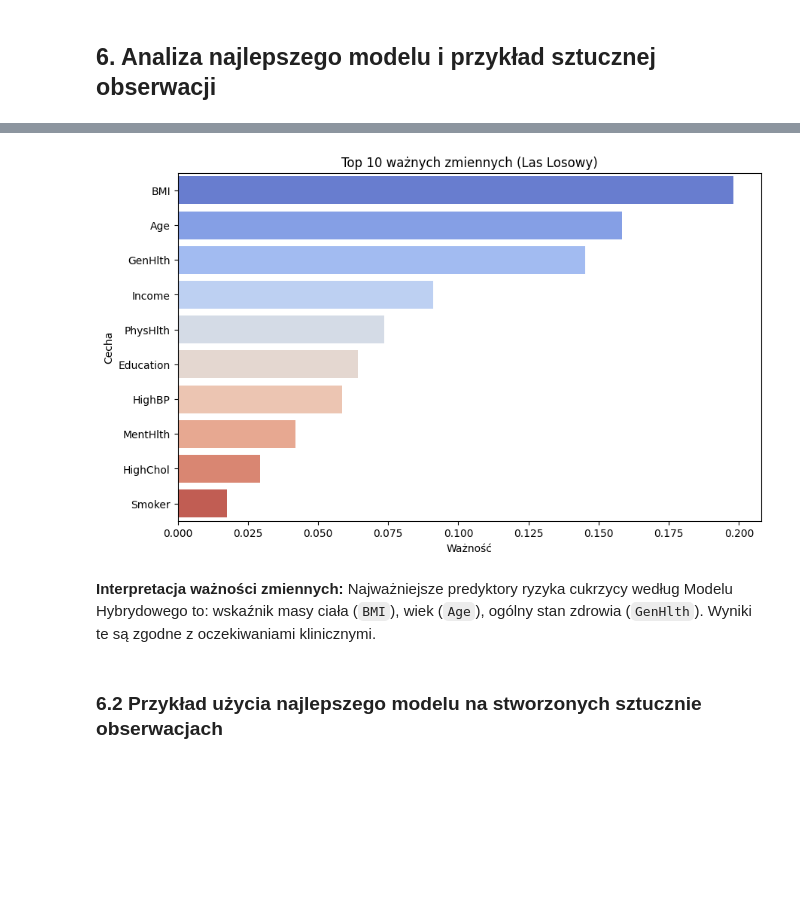
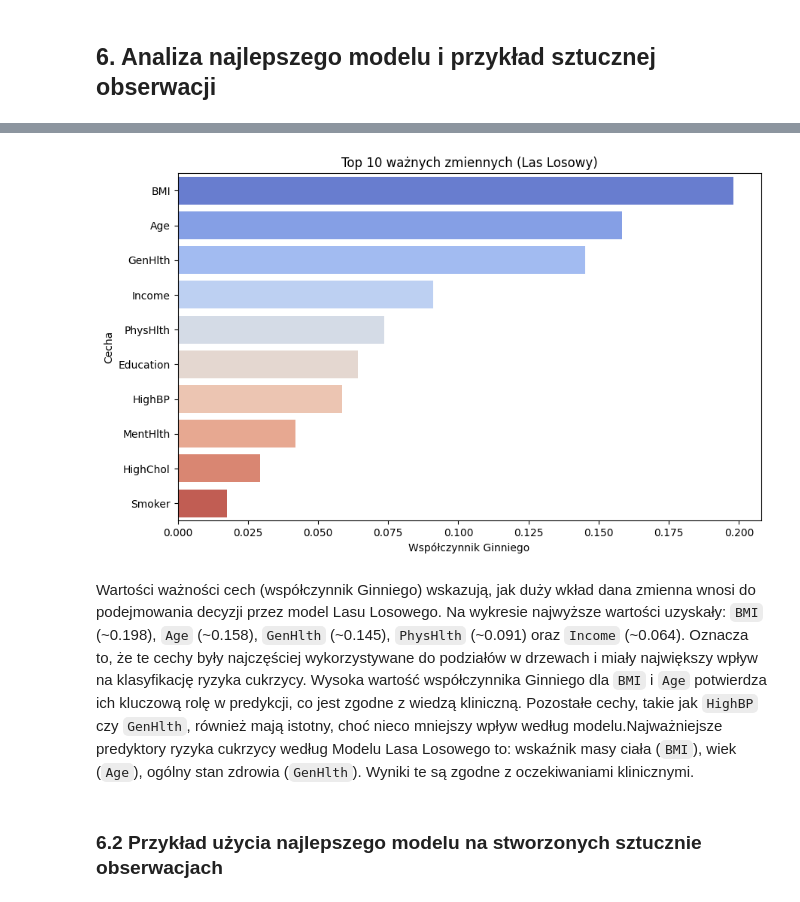
Before and after one commit to kamilPiHub/DiabetesClassification, a Jupyter notebook: KlasyfikacjaRyzykaCukrzycy.ipynb, the cells around one changed output, grey strips where cells are left out. Drawn from its saved outputs; the diff is of its cells as text; code cells hidden in the pictures; blank space fills up the shorter version.

```diff
--- a/KlasyfikacjaRyzykaCukrzycy.ipynb
+++ b/KlasyfikacjaRyzykaCukrzycy.ipynb
@@ -613,15 +608,15 @@ Analiza ważności zmiennych dla modelu Modelu Hybrydowego pozwala zidentyfikowa
 # %%
 importances = model_rf.feature_importances_
-feature_importance_df = pd.DataFrame({'Cecha': X_train_resampled.columns, 'Ważność': importances})
-feature_importance_df = feature_importance_df.sort_values(by='Ważność', ascending=False)
+feature_importance_df = pd.DataFrame({'Cecha': X_train_resampled.columns, 'Współczynnik Ginniego': importances})
+feature_importance_df = feature_importance_df.sort_values(by='Współczynnik Ginniego', ascending=False)
 plt.figure(figsize=(10, 6))
-sns.barplot(x='Ważność', y='Cecha', data=feature_importance_df.head(10), palette='coolwarm')
+sns.barplot(x='Współczynnik Ginniego', y='Cecha', data=feature_importance_df.head(10), palette='coolwarm')
 plt.title('Top 10 ważnych zmiennych (Las Losowy)')
 plt.show()
 # %% [output]
-[figure, old version]
+[figure, new version]
-# %% [markdown]
-**Interpretacja ważności zmiennych:** Najważniejsze predyktory ryzyka cukrzycy według Modelu Hybrydowego to: wskaźnik masy ciała (`BMI`), wiek (`Age`), ogólny stan zdrowia (`GenHlth`). Wyniki te są zgodne z oczekiwaniami klinicznymi.
+# %% [markdown]
+Wartości ważności cech (współczynnik Ginniego) wskazują, jak duży wkład dana zmienna wnosi do podejmowania decyzji przez model Lasu Losowego. Na wykresie najwyższe wartości uzyskały: `BMI` (~0.198), `Age` (~0.158), `GenHlth` (~0.145), `PhysHlth` (~0.091) oraz `Income` (~0.064). Oznacza to, że te cechy były najczęściej wykorzystywane do podziałów w drzewach i miały największy wpływ na klasyfikację ryzyka cukrzycy. Wysoka wartość współczynnika Ginniego dla `BMI` i `Age` potwierdza ich kluczową rolę w predykcji, co jest zgodne z wiedzą kliniczną. Pozostałe cechy, takie jak `HighBP` czy `GenHlth`, również mają istotny, choć nieco mniejszy wpływ według modelu.Najważniejsze predyktory ryzyka cukrzycy według Modelu Lasa Losowego to: wskaźnik masy ciała (`BMI`), wiek (`Age`), ogólny stan zdrowia (`GenHlth`). Wyniki te są zgodne z oczekiwaniami klinicznymi.
 # %% [markdown]
 ### 6.2 Przykład użycia najlepszego modelu na stworzonych sztucznie obserwacjach
 # %% [markdown]
```
Also changed, not shown: parts of 5 cells of this notebook.
